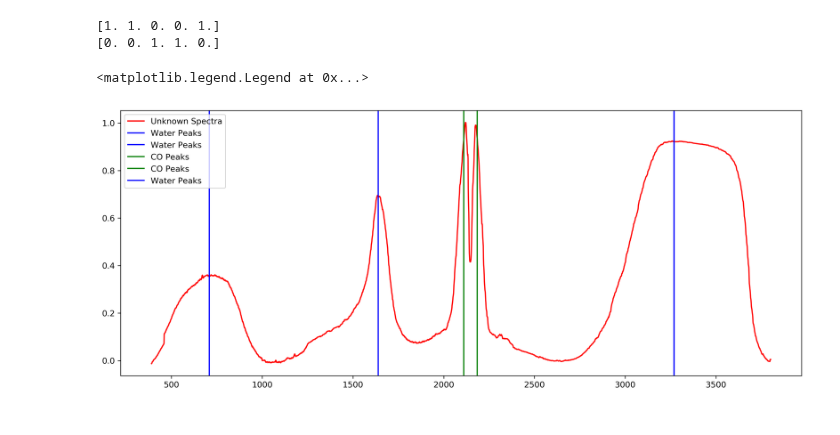
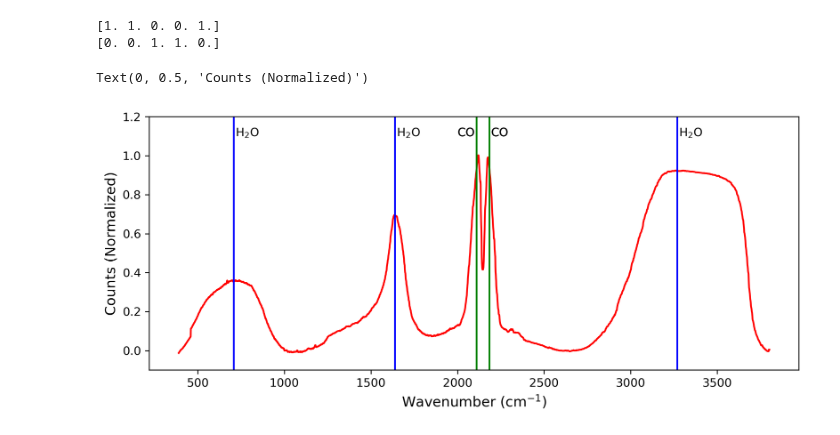
Before and after one commit to raman-noodles/Raman-noodles, a Jupyter notebook: examples/Poster Image Generation - Peak Identification.ipynb, the cells around one changed output. Cells and saved outputs as stored; diff of their text form; code cells hidden in the pictures.

Commit message:
figures

```diff
--- a/examples/Poster Image Generation - Peak Identification.ipynb
+++ b/examples/Poster Image Generation - Peak Identification.ipynb
@@ -71,16 +73,22 @@ print(co_assignment_matrix)
 [0. 0. 1. 1. 0.]
 # %%
 #Ok, now that we have which peaks belong to which component, we'll need to plot their position.
-fig = plt.figure(figsize=(15,6), dpi = 300)
+fig = plt.figure(figsize=(10,4), dpi = 300)
 plt.plot(H2O_CO_x, H2O_CO_y, color = 'red', label = 'Unknown Spectra')
 for i in range(len(H2O_CO_peaks)):
     if water_assignment_matrix[i] == 1:
         plt.axvline(x = H2O_CO_peaks[i], color = 'blue', label = 'Water Peaks')
+        plt.text(H2O_CO_peaks[i]+10, 1.1, 'H$_{2}$O')
     if co_assignment_matrix[i] == 1:
         plt.axvline(x = H2O_CO_peaks[i], color = 'green', label = 'CO Peaks')
-plt.legend()
+    plt.text(H2O_CO_peaks[2]-110, 1.1, 'CO')
+    plt.text(H2O_CO_peaks[3]+10, 1.1, 'CO')
+# plt.legend()
+plt.xlabel('Wavenumber (cm$^{-1}$)', fontsize=12)
+plt.ylim(-0.1, 1.2)
+plt.ylabel('Counts (Normalized)', fontsize=12)
 
 #     plt.axvline(x=H2O_CO_x[i], color='orange')
 # %% [output]
-<matplotlib.legend.Legend at 0x...>
+Text(0, 0.5, 'Counts (Normalized)')
-[figure, old version]
+[figure, new version]
```
Also changed, not shown: parts of 4 cells of this notebook, 7 other files.
